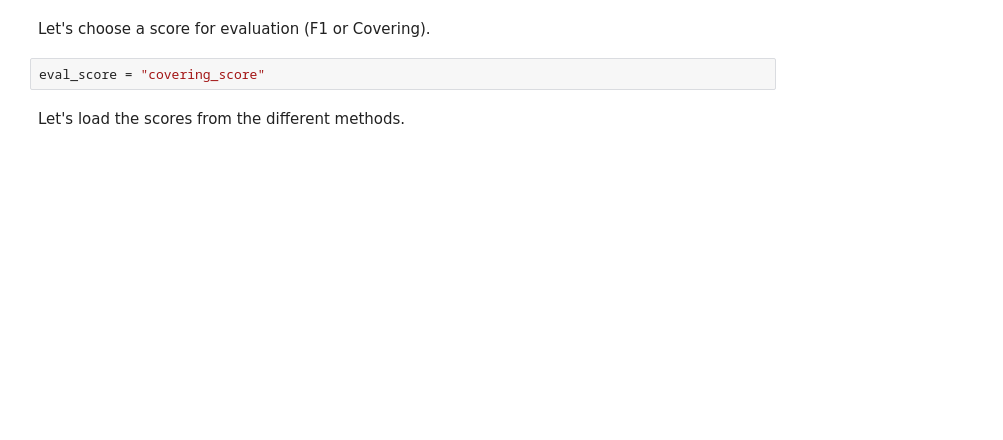
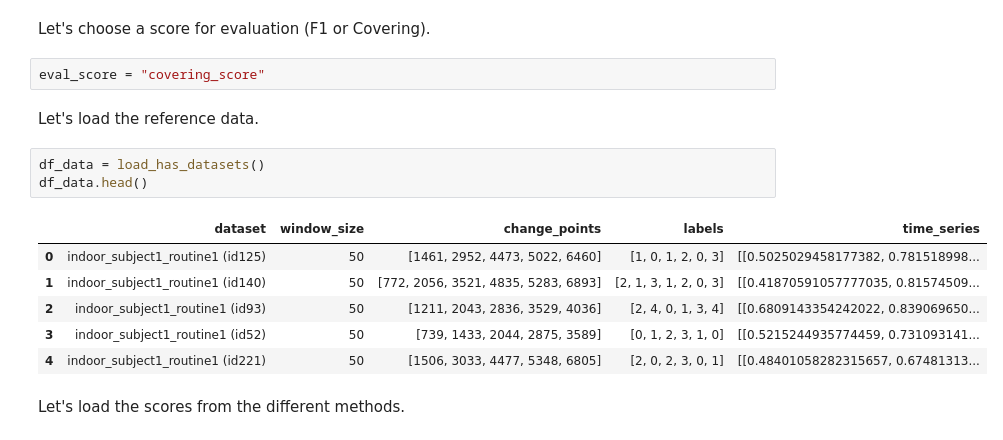
Before and after one commit to ermshaua/multivariate-clasp, a Jupyter notebook: notebooks/comparative_analysis.ipynb, the cells around one changed output. Cells and saved outputs as stored; diff of their text form; blank space fills up the shorter version.

```diff
--- a/notebooks/comparative_analysis.ipynb
+++ b/notebooks/comparative_analysis.ipynb
@@ -30,6 +31,18 @@ sys.path.append("../../")
 Let's choose a score for evaluation (F1 or Covering).
 # %%
 eval_score = "covering_score"
+# %% [markdown]
+Let's load the reference data.
+# %%
+df_data = load_has_datasets()
+df_data.head()
+# %% [output]
+|  | dataset | window_size | change_points | labels | time_series |
+| 0 | indoor_subject1_routine1 (id125) | 50 | [1461, 2952, 4473, 5022, 6460] | [1, 0, 1, 2, 0, 3] | [[0.5025029458177382, 0.781518998... |
+| 1 | indoor_subject1_routine1 (id140) | 50 | [772, 2056, 3521, 4835, 5283, 6893] | [2, 1, 3, 1, 2, 0, 3] | [[0.41870591057777035, 0.81574509... |
+| 2 | indoor_subject1_routine1 (id93) | 50 | [1211, 2043, 2836, 3529, 4036] | [2, 4, 0, 1, 3, 4] | [[0.6809143354242022, 0.839069650... |
+| 3 | indoor_subject1_routine1 (id52) | 50 | [739, 1433, 2044, 2875, 3589] | [0, 1, 2, 3, 1, 0] | [[0.5215244935774459, 0.731093141... |
+| 4 | indoor_subject1_routine1 (id221) | 50 | [1506, 3033, 4477, 5348, 6805] | [2, 0, 2, 3, 0, 1] | [[0.48401058282315657, 0.67481313... |
 # %% [markdown]
 Let's load the scores from the different methods.
 # %%
```
Also changed, not shown: parts of 2 cells of this notebook, 7 other files.
